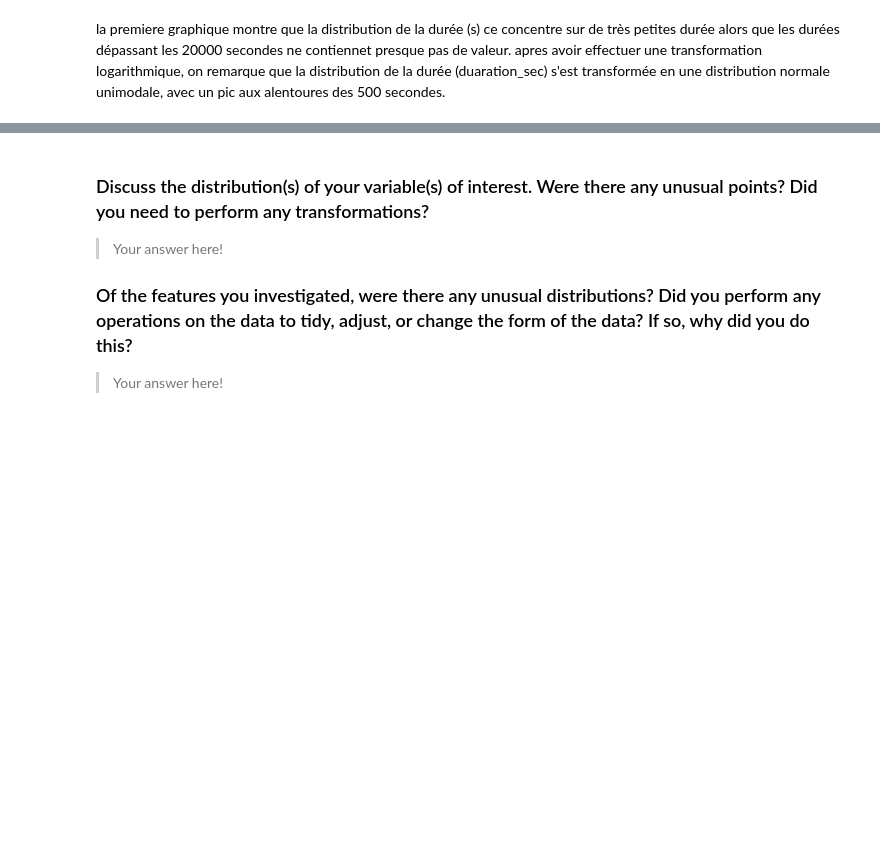
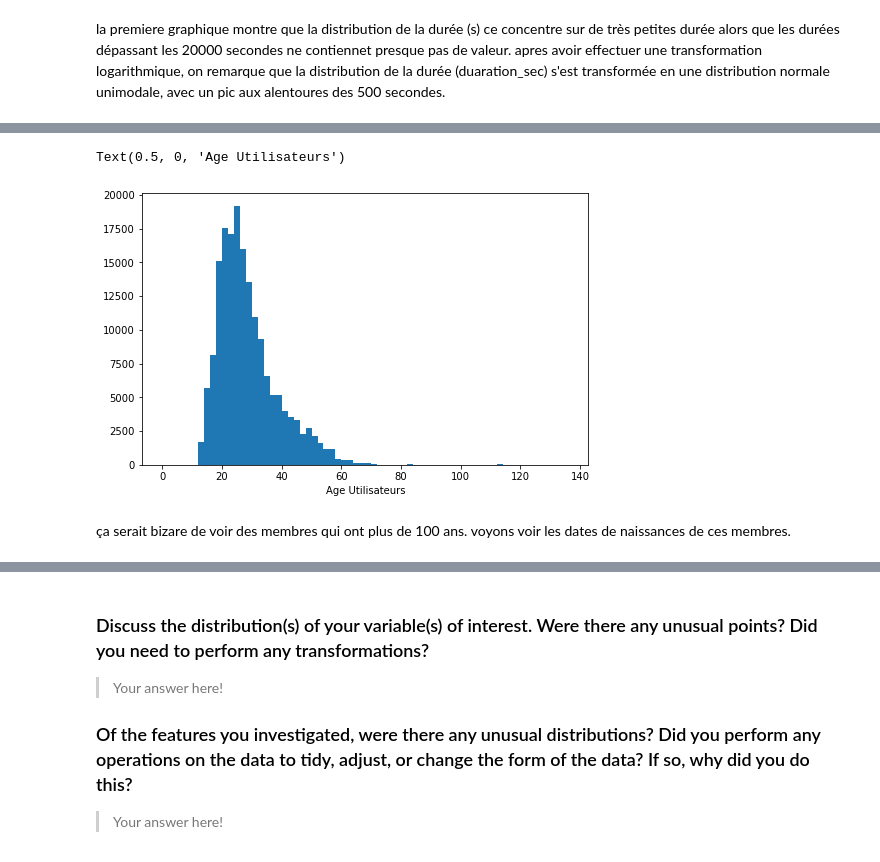
Before and after one commit to ibsom/system_ford_gobike, a Jupyter notebook: Part_I_exploration_FordGoBike.ipynb, the cells around one changed output, grey strips where cells are left out. Cells and saved outputs as stored; diff of their text form; code cells hidden in the pictures; blank space fills up the shorter version.

```diff
--- a/Part_I_exploration_FordGoBike.ipynb
+++ b/Part_I_exploration_FordGoBike.ipynb
@@ -247,0 +251,2 @@ la premiere graphique montre que la distribution de la durée (s) ce concentre s
+# %%
+df_bike['member_age'] = 2013 - df_bike['member_birth_year'].astype('int')
@@ -247,0 +262,13 @@ la premiere graphique montre que la distribution de la durée (s) ce concentre s
+# %%
+bins= np.arange(0, df_bike.member_age.max() + 2, 2)
+
+plt.figure(figsize = [8, 5])
+plt.hist(data = df_bike, x = 'member_age', bins = bins);
+
+plt.xlabel('Age Utilisateurs')
+# %% [output]
+Text(0.5, 0, 'Age Utilisateurs')
+[figure, added]
+# %% [markdown]
+ça serait bizare de voir des membres qui ont plus de 100 ans.
+voyons voir les dates de naissances de ces membres.
```
Also changed, not shown: parts of 7 cells of this notebook.
